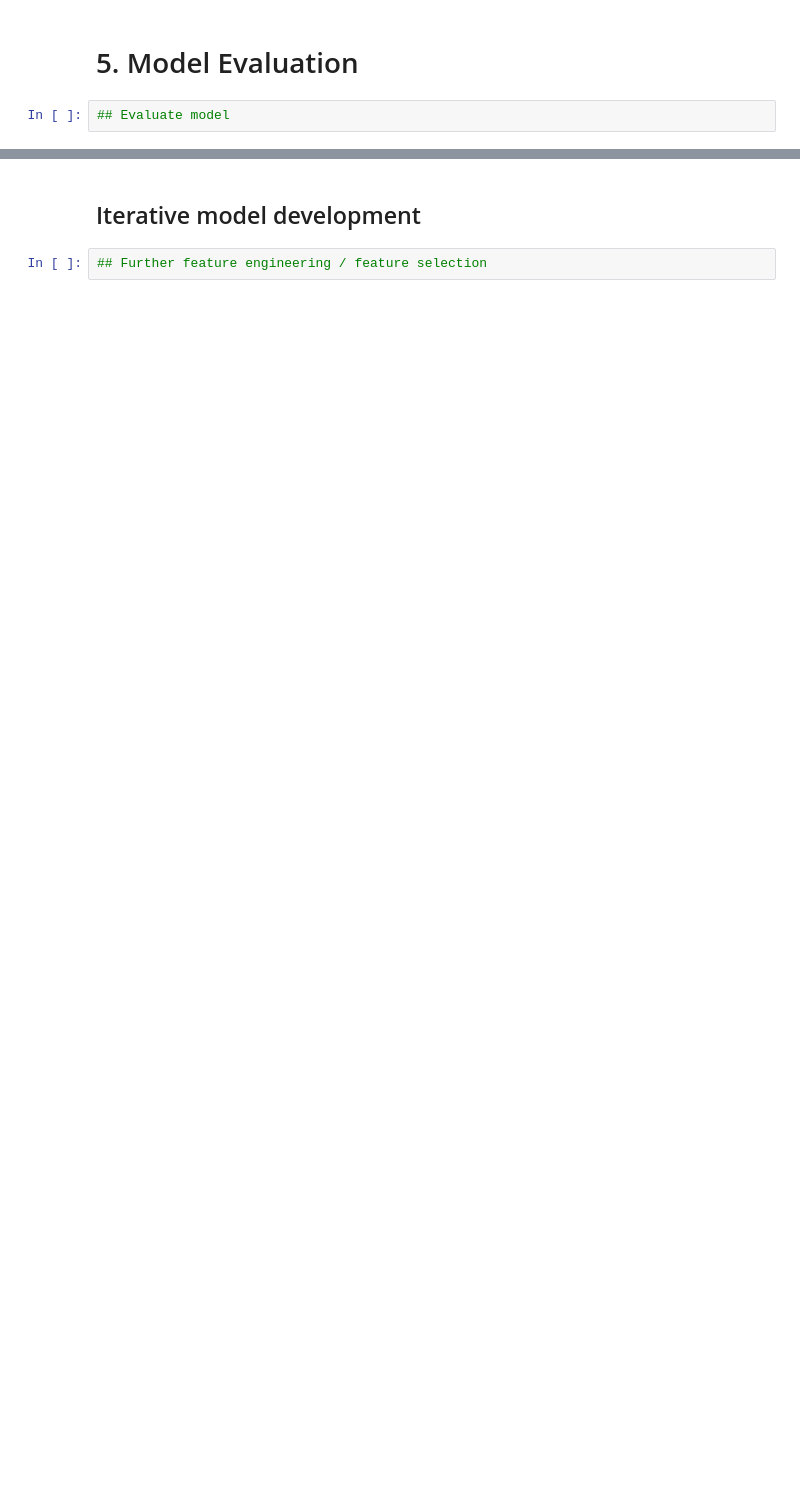
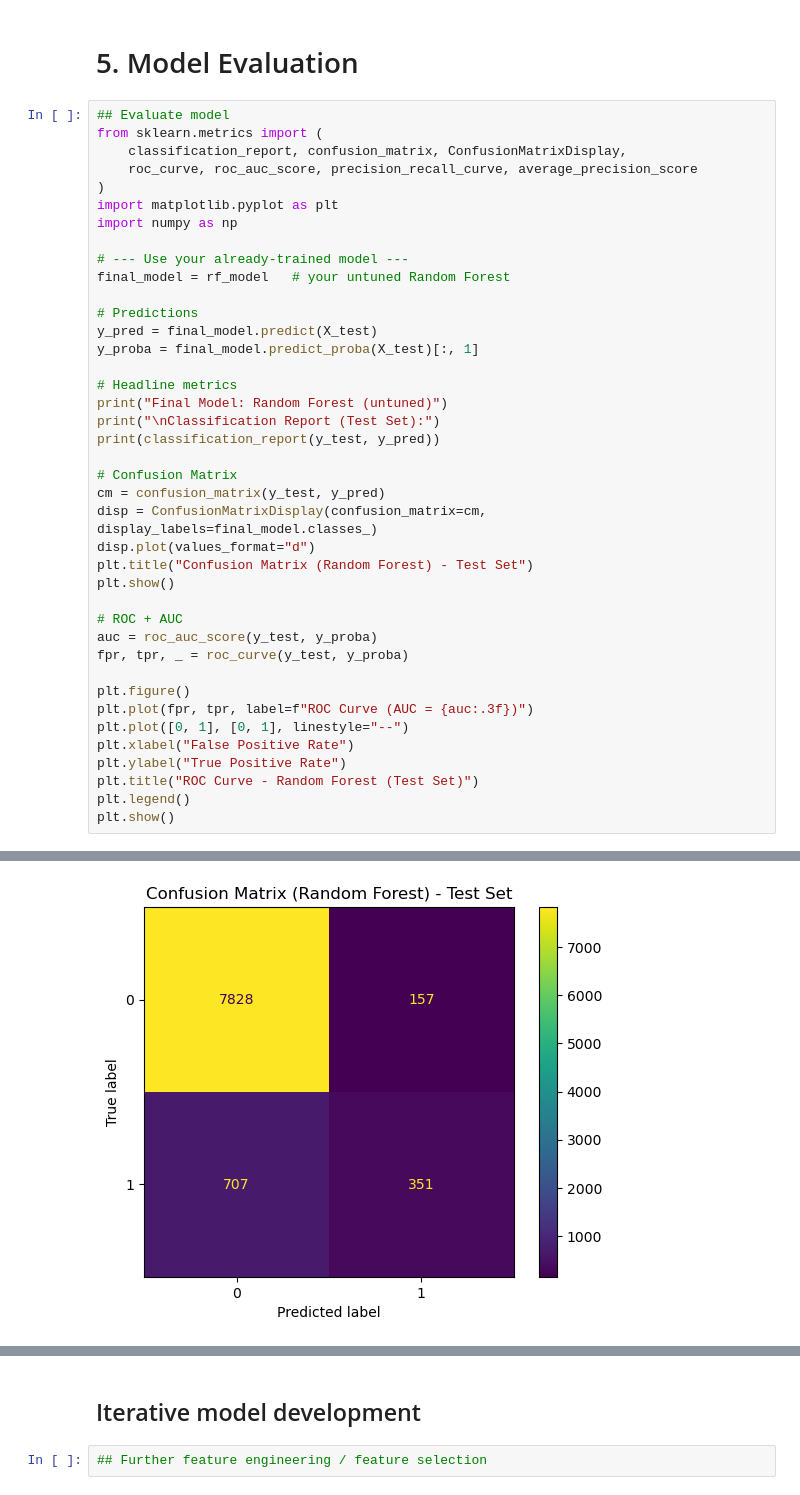
Before and after one commit to xousies/mldp-assignment, a Jupyter notebook: Program Codes.ipynb, the cells around one changed output, grey strips where cells are left out. Saved outputs shown, nothing was run; the diff lists cells and outputs as text; blank space fills up the shorter version.

```diff
--- a/Program Codes.ipynb
+++ b/Program Codes.ipynb
@@ -667,3 +798,42 @@ The ROC curve illustrates the trade-off between the True Positive Rate (recall)
 # 5. Model Evaluation
 # %%
 ## Evaluate model
+from sklearn.metrics import (
+    classification_report, confusion_matrix, ConfusionMatrixDisplay,
+    roc_curve, roc_auc_score, precision_recall_curve, average_precision_score
+)
+import matplotlib.pyplot as plt
+import numpy as np
+
+# --- Use your already-trained model ---
+final_model = rf_model   # your untuned Random Forest
+
+# Predictions
+y_pred = final_model.predict(X_test)
+y_proba = final_model.predict_proba(X_test)[:, 1]
+
+# Headline metrics
+print("Final Model: Random Forest (untuned)")
+print("\nClassification Report (Test Set):")
+print(classification_report(y_test, y_pred))
+
+# Confusion Matrix
+cm = confusion_matrix(y_test, y_pred)
+disp = ConfusionMatrixDisplay(confusion_matrix=cm, display_labels=final_model.classes_)
+disp.plot(values_format="d")
+plt.title("Confusion Matrix (Random Forest) - Test Set")
+plt.show()
+
+# ROC + AUC
+auc = roc_auc_score(y_test, y_proba)
+fpr, tpr, _ = roc_curve(y_test, y_proba)
+
+plt.figure()
+plt.plot(fpr, tpr, label=f"ROC Curve (AUC = {auc:.3f})")
+plt.plot([0, 1], [0, 1], linestyle="--")
+plt.xlabel("False Positive Rate")
+plt.ylabel("True Positive Rate")
+plt.title("ROC Curve - Random Forest (Test Set)")
+plt.legend()
+plt.show()
+# %% [output]
@@ -669,0 +851 @@ The ROC curve illustrates the trade-off between the True Positive Rate (recall)
+[figure, added]
```
Also changed, not shown: parts of 18 cells of this notebook.
